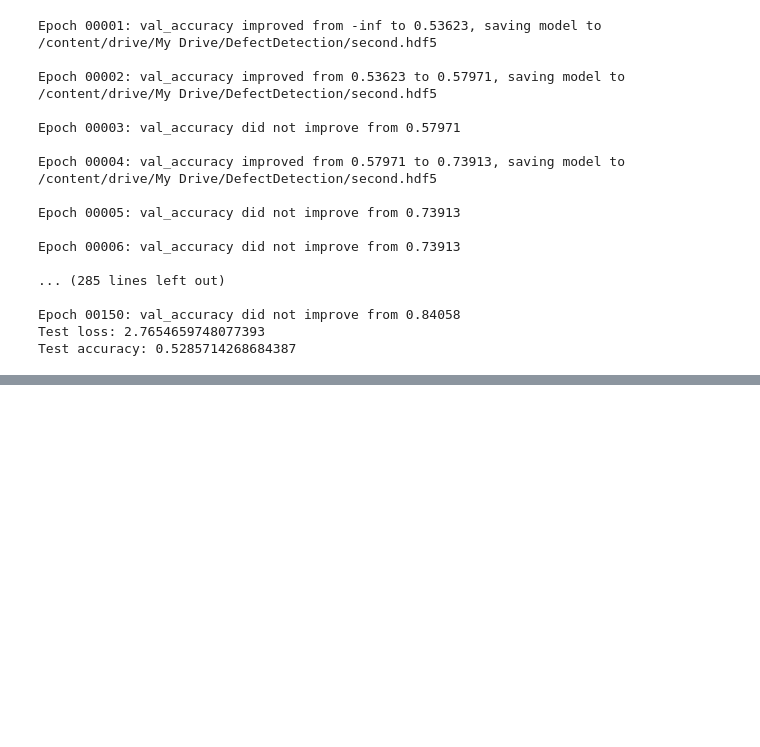
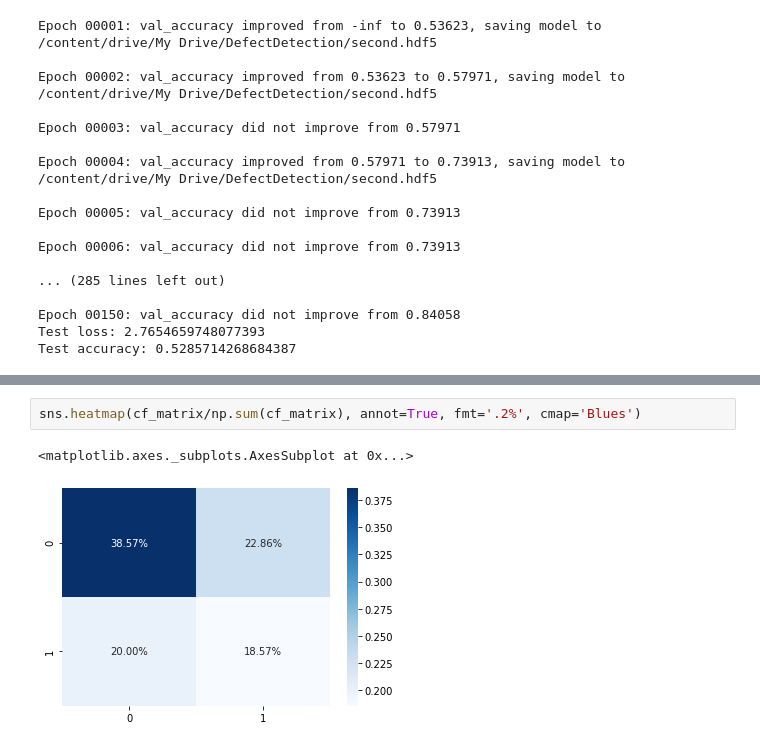
Before and after one commit to YuriiDenis/ML-tutties, a Jupyter notebook: singleFCNN.ipynb, the cells around one changed output, grey strips where cells are left out. Drawn from its saved outputs; the diff is of its cells as text; blank space fills up the shorter version.

```diff
--- a/singleFCNN.ipynb
+++ b/singleFCNN.ipynb
@@ -472,0 +496,5 @@ Test accuracy: 0.5285714268684387
+# %%
+sns.heatmap(cf_matrix/np.sum(cf_matrix), annot=True, fmt='.2%', cmap='Blues')
+# %% [output]
+<matplotlib.axes._subplots.AxesSubplot at 0x...>
+[figure, added]
```
Also changed, not shown: parts of 12 cells of this notebook.
